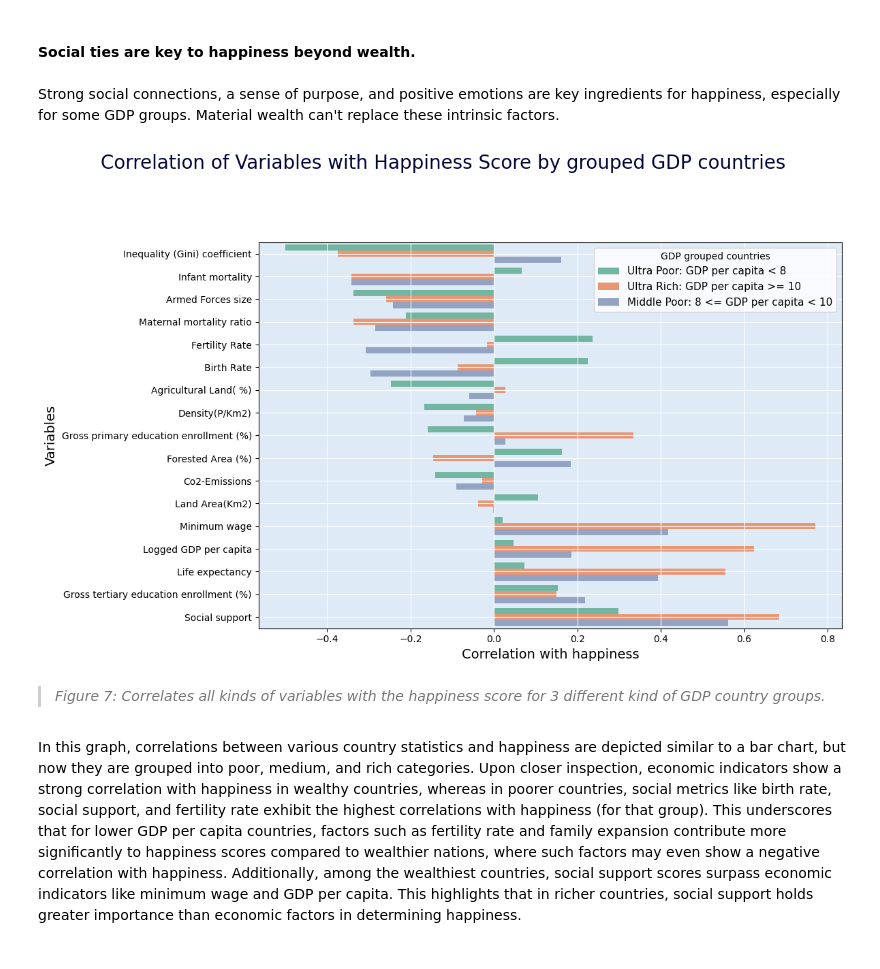
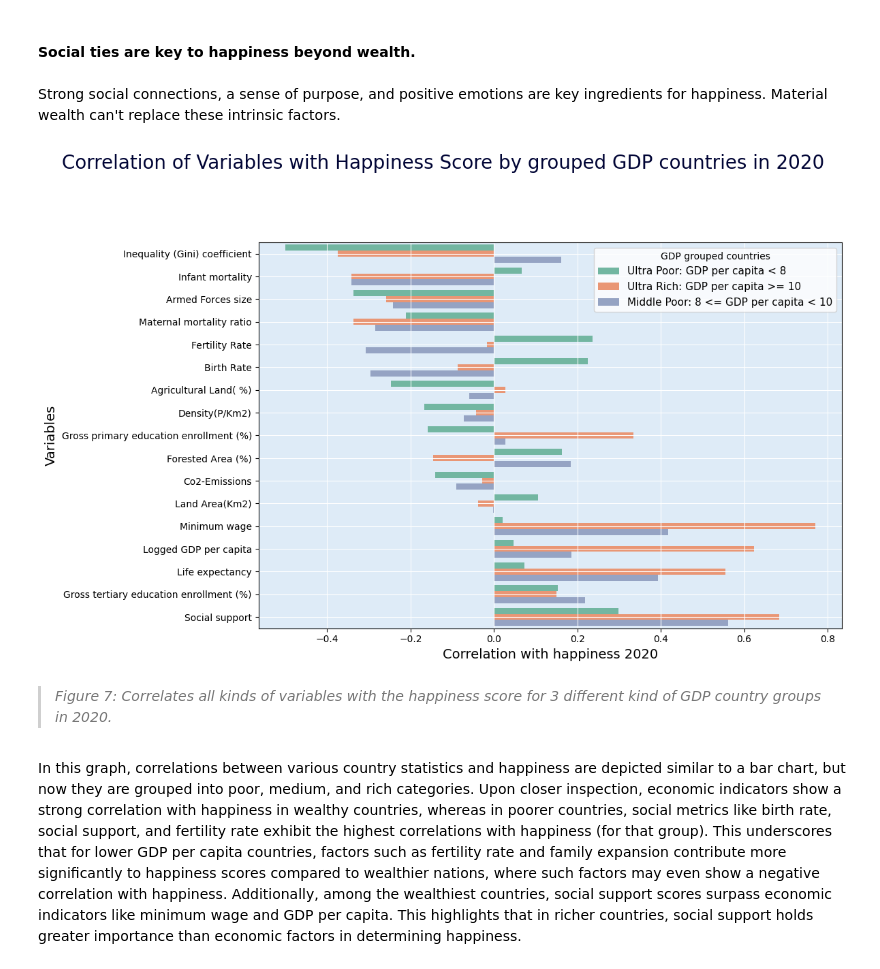
Before and after one commit to thijsslagter12/data-storyV2, a Jupyter notebook: _sources/docs/format.ipynb, the cells around one changed output. Cells and saved outputs as stored; diff of their text form; code cells hidden in the pictures.

```diff
--- a/_sources/docs/format.ipynb
+++ b/_sources/docs/format.ipynb
@@ -404,7 +391,7 @@ This graph shows through a distribution of bubbels the correlation between GDP p
 # %% [markdown]
 #### Social ties are key to happiness beyond wealth.
 # %% [markdown]
-Strong social connections, a sense of purpose, and positive emotions are key ingredients for happiness, especially for some GDP groups. Material wealth can't replace these intrinsic factors.
+Strong social connections, a sense of purpose, and positive emotions are key ingredients for happiness. Material wealth can't replace these intrinsic factors.
 # %%
 import pandas as pd
 import matplotlib.pyplot as plt
@@ -464,38 +451,38 @@ for group in [poor_group, middle_group, rich_group]:
     group_data = merged_data[merged_data['GDP Group'] == group]
     group_corr = []
     for var in variables:
         if var in group_data.columns:
             correlation = group_data['Happiness Score 2020'].corr(group_data[var])
             group_corr.append({'Variable': var, 'Correlation': correlation, 'Group': group})
     correlations.extend(group_corr)
 
 # Convert correlations list to DataFrame
 correlations_df = pd.DataFrame(correlations)
 
 # Sort the DataFrame by the 'Correlation' column to order the bars from low to high
 correlations_df = correlations_df.sort_values(by='Correlation')
 
 # Plotting the bar chart with specified background color and white grid lines
 plt.figure(figsize=(12, 8))
 sns.barplot(x='Correlation', y='Variable', hue='Group', data=correlations_df, palette='Set2')
-plt.xlabel('Correlation with happiness', fontsize=14, color='black')
+plt.xlabel('Correlation with happiness 2020', fontsize=14, color='black')
 plt.ylabel('Variables', fontsize=14, color='black')
 plt.grid(True, color='white')  # White grid lines
 plt.legend(title='GDP grouped countries', loc='upper right', fontsize=11)
 plt.tight_layout()
 
-plt.suptitle('Correlation of Variables with Happiness Score by grouped GDP countries', fontsize=20, x=0.5, y=0.95, color='#000435')
+plt.suptitle('Correlation of Variables with Happiness Score by grouped GDP countries in 2020', fontsize=20, x=0.5, y=0.95, color='#000435')
 plt.tight_layout(rect=[0, 0, 1, 0.86])  # Adjust the layout to accommodate suptitle and subplots
 
 # Set the background color to match the specified rgba color
 plt.gca().set_facecolor((0.87, 0.92, 0.97))
 
 
 plt.show()
 # %% [output]
-[figure, old version]
+[figure, new version]
 # %% [markdown]
-> *Figure 7: Correlates all kinds of variables with the happiness score for 3 different kind of GDP country groups.*
+> *Figure 7: Correlates all kinds of variables with the happiness score for 3 different kind of GDP country groups in 2020.*
 # %% [markdown]
 In this graph, correlations between various country statistics and happiness are depicted similar to a bar chart, but now they are grouped into poor, medium, and rich categories. Upon closer inspection, economic indicators show a strong correlation with happiness in wealthy countries, whereas in poorer countries, social metrics like birth rate, social support, and fertility rate exhibit the highest correlations with happiness (for that group). This underscores that for lower GDP per capita countries, factors such as fertility rate and family expansion contribute more significantly to happiness scores compared to wealthier nations, where such factors may even show a negative correlation with happiness. Additionally, among the wealthiest countries, social support scores surpass economic indicators like minimum wage and GDP per capita. This highlights that in richer countries, social support holds greater importance than economic factors in determining happiness.
 # %% [markdown]
```
Also changed, not shown: parts of 7 cells of this notebook, 8 other files.
